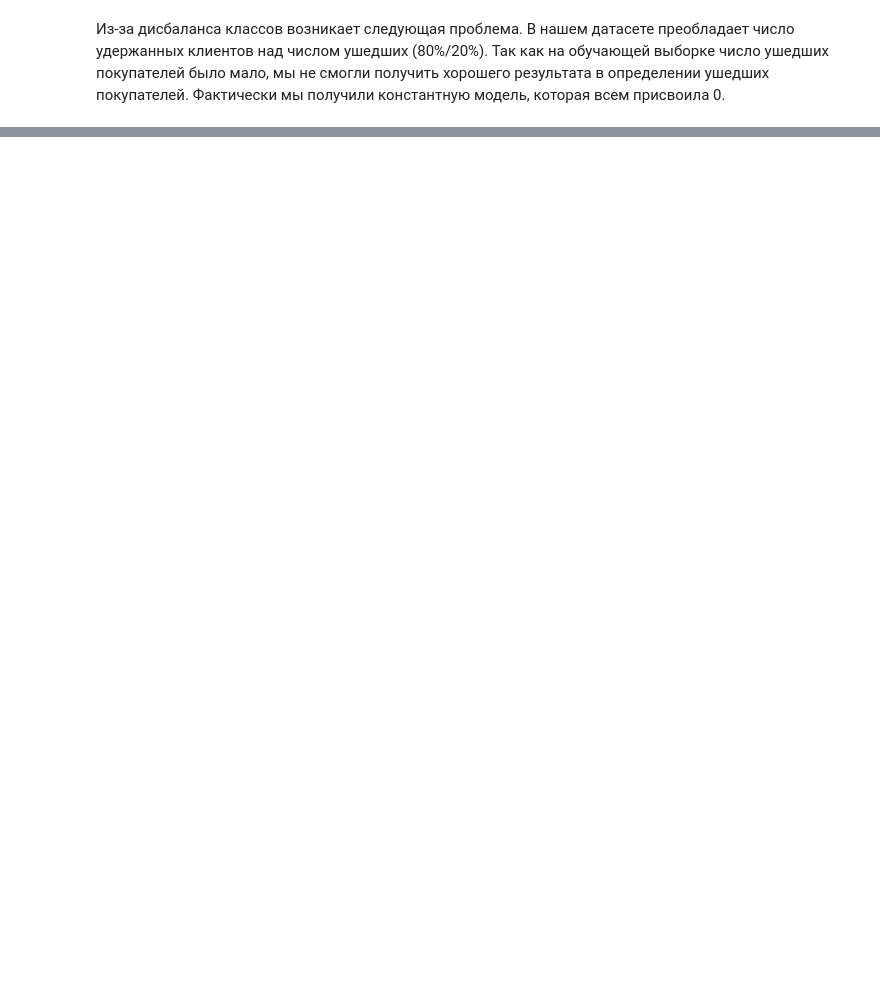
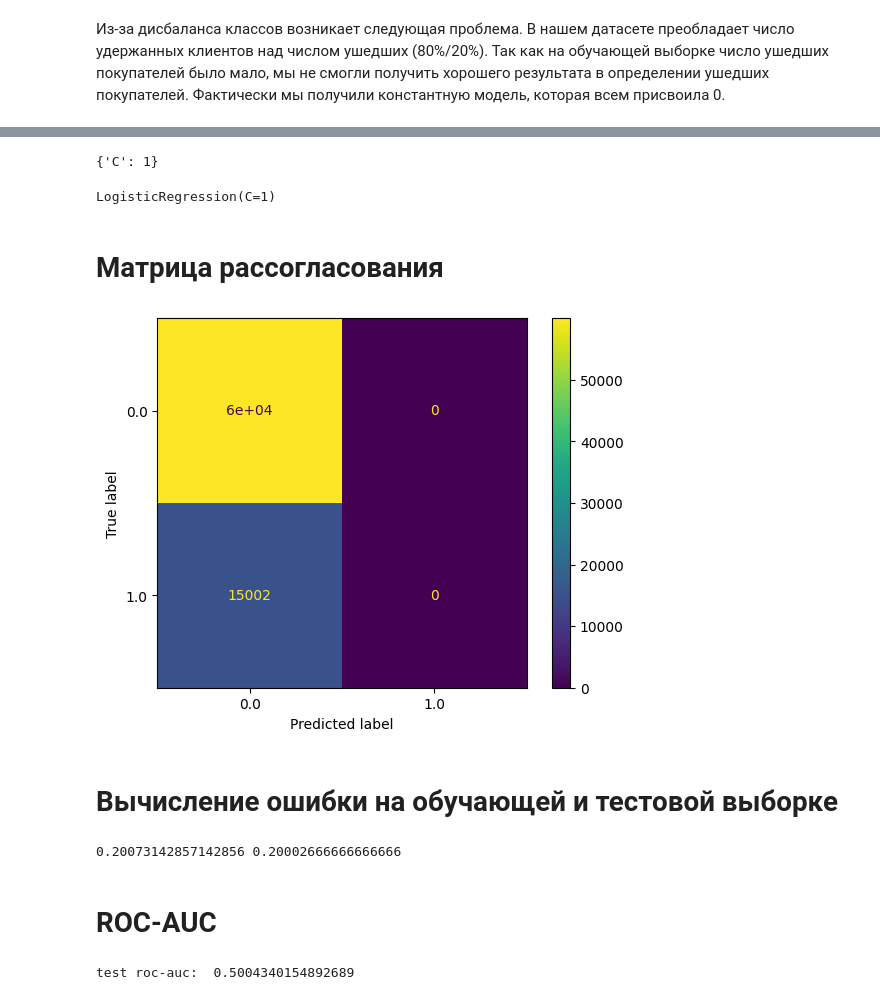
Before and after one commit to AnnaKul5/Machine-learning-and-data-analysis, a Jupyter notebook: MachineLearningLab1.ipynb, the cells around one changed output, grey strips where cells are left out. Cells and saved outputs as stored; diff of their text form; code cells hidden in the pictures; blank space fills up the shorter version.

```diff
--- a/MachineLearningLab1.ipynb
+++ b/MachineLearningLab1.ipynb
@@ -443,0 +556,9 @@ plt.show()
+# %%
+listC = [1,2,3,4,5,6,7,8,9,10,11,12,13]
+# %%
+param = {
+    'C':listC
+}
+# %%
+gs = GridSearchCV(LogisticRegression(), param, cv=10,scoring='roc_auc',verbose = 2)
+gs.fit(X_train, y_train)
@@ -443,0 +586,34 @@ plt.show()
+# %%
+gs.best_params_
+# %% [output]
+{'C': 1}
+# %%
+logreg = LogisticRegression(C = gs.best_params_['C'])
+logreg.fit(X_train, y_train)
+# %% [output]
+LogisticRegression(C=1)
+# %% [markdown]
+# Матрица рассогласования
+# %%
+cm = confusion_matrix(y_test, logreg.predict(X_test))
+disp = ConfusionMatrixDisplay(confusion_matrix = cm, display_labels = logreg.classes_)
+disp.plot()
+plt.show()
+# %% [output]
+[figure, added]
+# %% [markdown]
+# Вычисление ошибки на обучающей и тестовой выборке
+# %%
+err_train = np.mean(y_train != logreg.predict(X_train))
+err_test  = np.mean(y_test  != logreg.predict(X_test))
+
+print(err_train, err_test)
+# %% [output]
+0.20073142857142856 0.20002666666666666
+# %% [markdown]
+# ROC-AUC
+# %%
+pred_logreg = logreg.predict_proba(X_test)[:,1]
+print('test roc-auc: ',roc_auc_score(y_test, pred_logreg))
+# %% [output]
+test roc-auc:  0.5004340154892689
```
Also changed, not shown: parts of 46 cells of this notebook.
